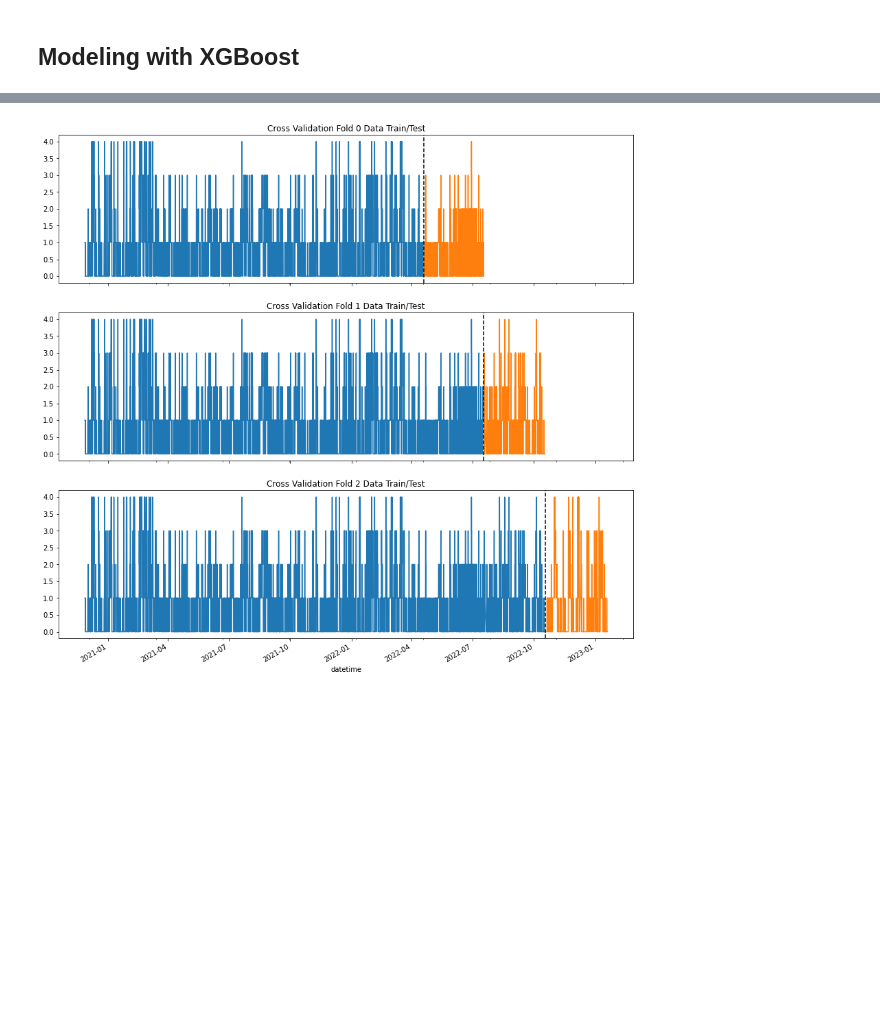
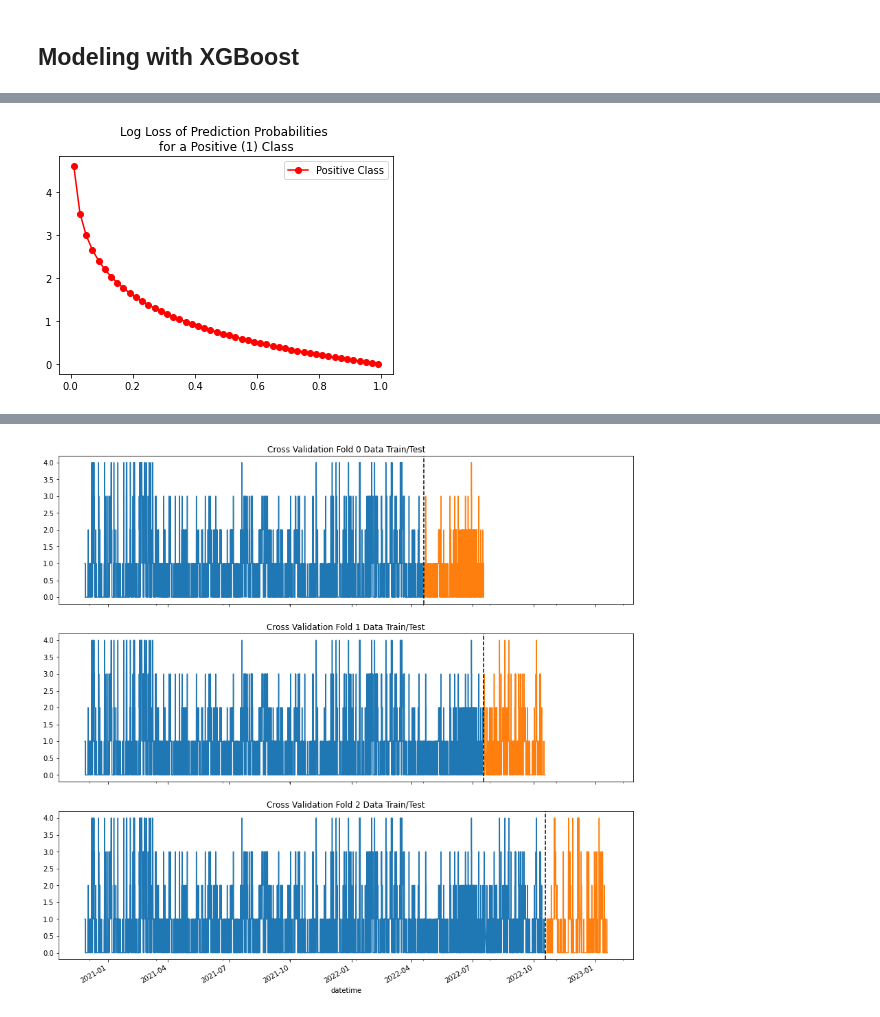
Before and after one commit to achi113s/AQIPrediction, a Jupyter notebook: 3_model_training_nb.ipynb, the cells around one changed output, grey strips where cells are left out. Drawn from its saved outputs; the diff is of its cells as text; code cells hidden in the pictures; blank space fills up the shorter version.

```diff
--- a/3_model_training_nb.ipynb
+++ b/3_model_training_nb.ipynb
@@ -210,0 +299,20 @@ We have our training and testing data all set up, and now we can use a model to
+# %%
+import numpy as np
+import matplotlib.pyplot as plt
+
+n = 50
+probs = np.linspace(0.01, 0.99, num=n)
+y = np.full(n, 1, dtype=int)
+
+def logloss(p, y):
+    one = y * np.log(probs)
+    two = (1-y)*np.log(1-probs)
+
+    return -1*(one+two)
+
+plt.plot(probs, logloss(probs, y), marker='o', color='r', label='Positive Class')
+plt.legend()
+plt.title('Log Loss of Prediction Probabilities \nfor a Positive (1) Class')
+plt.show()
+# %% [output]
+[figure, added]
```
Also changed, not shown: parts of 66 cells of this notebook.
